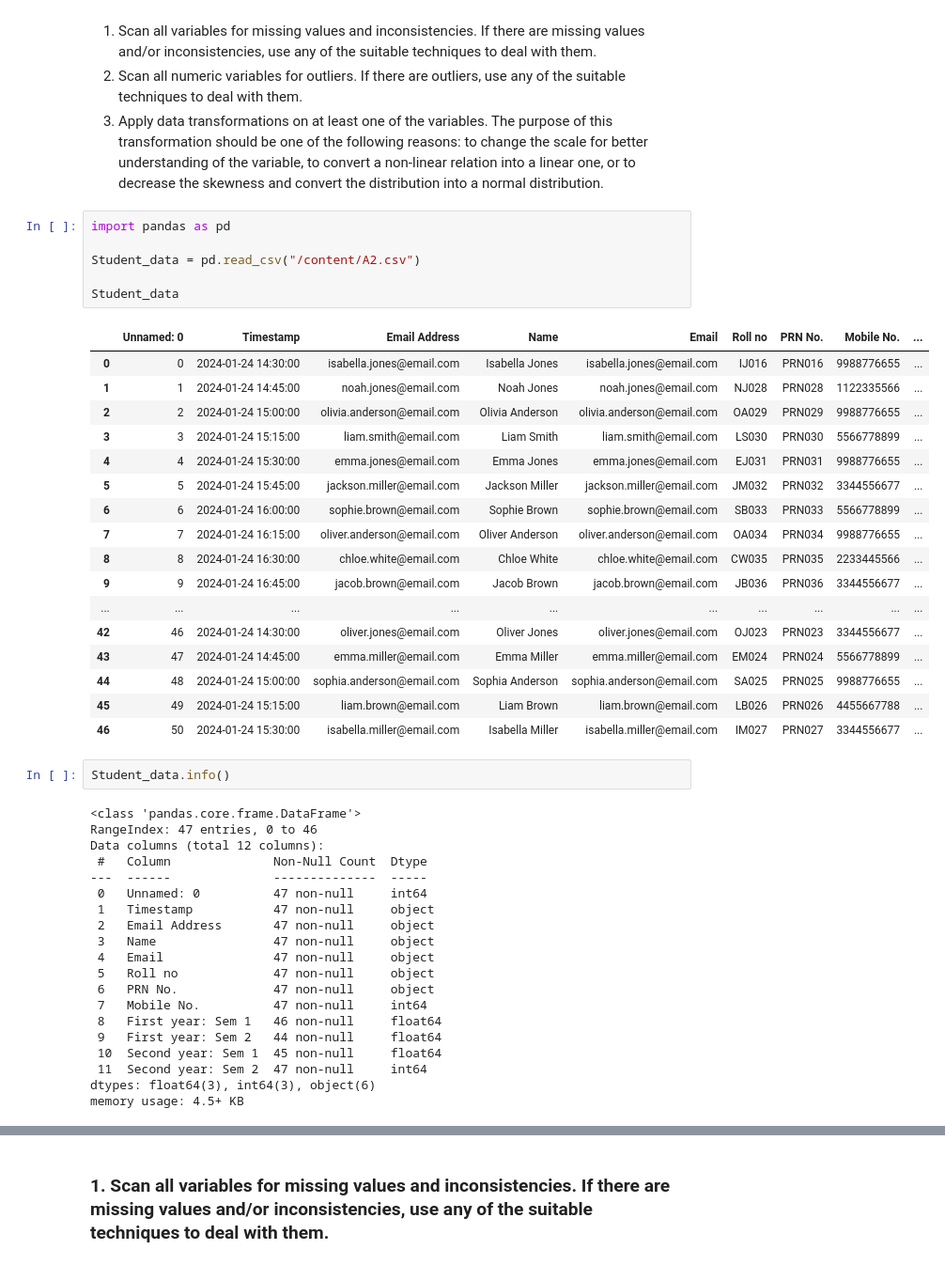
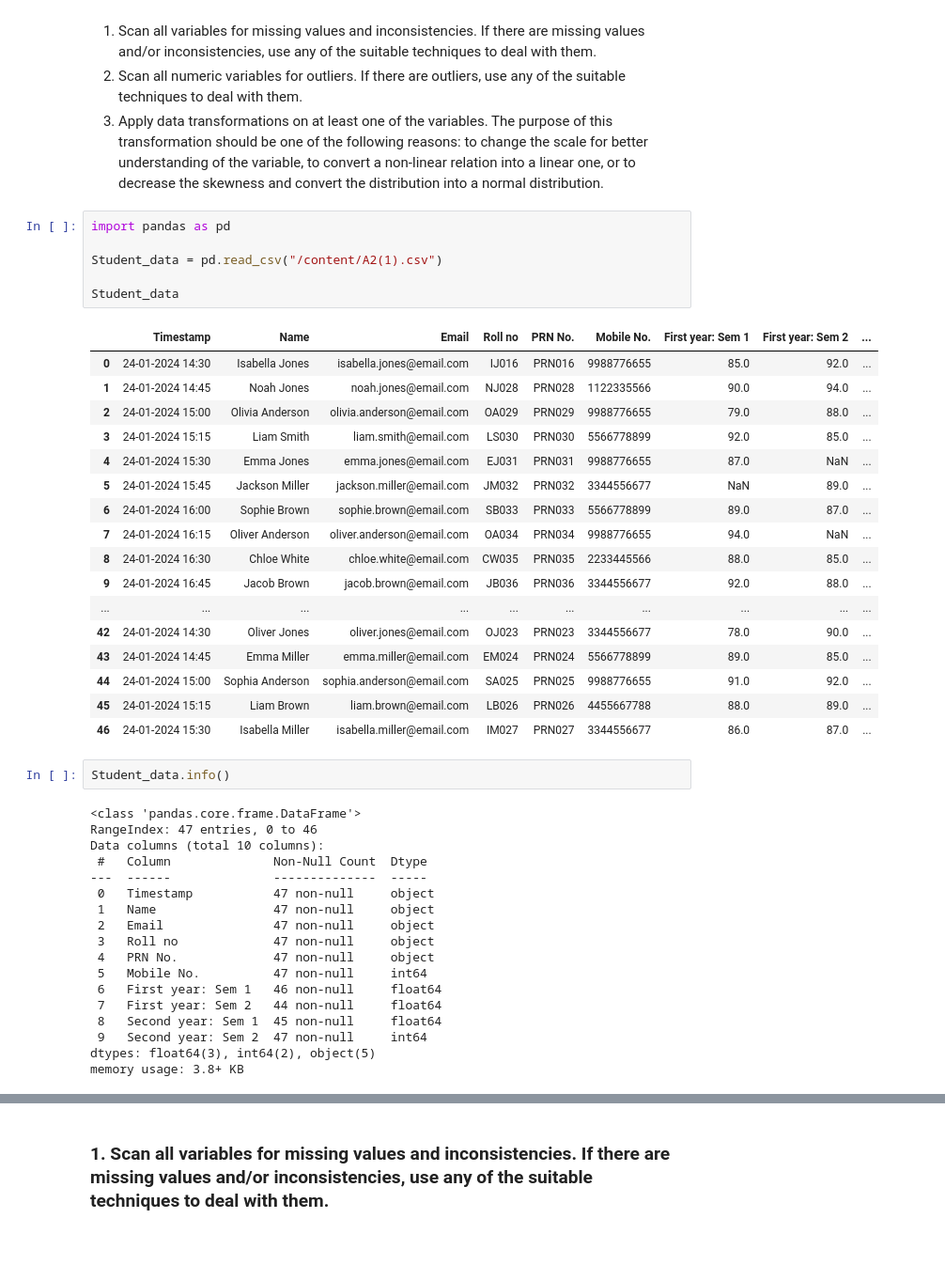
Before and after one commit to MrNoBody86/Data-Science-and-Big-Data-Analytics-Laboratory, a Jupyter notebook: A2.ipynb, the cells around one changed output, grey strips where cells are left out. Shown: that part at 94% size. Cells and saved outputs as stored; diff of their text form.

```diff
--- a/A2.ipynb
+++ b/A2.ipynb
@@ -15,46 +15,44 @@ decrease the skewness and convert the distribution into a normal distribution.
 # %%
 import pandas as pd
 
-Student_data = pd.read_csv("/content/A2.csv")
+Student_data = pd.read_csv("/content/A2(1).csv")
 
 Student_data
 # %% [output]
-|  | Unnamed: 0 | Timestamp | Email Address | Name | Email | Roll no | PRN No. | Mobile No. | ... |
-| 0 | 0 | 2024-01-24 14:30:00 | isabella.jones@email.com | Isabella Jones | isabella.jones@email.com | IJ016 | PRN016 | 9988776655 | ... |
-| 1 | 1 | 2024-01-24 14:45:00 | noah.jones@email.com | Noah Jones | noah.jones@email.com | NJ028 | PRN028 | 1122335566 | ... |
-| 2 | 2 | 2024-01-24 15:00:00 | olivia.anderson@email.com | Olivia Anderson | olivia.anderson@email.com | OA029 | PRN029 | 9988776655 | ... |
-| 3 | 3 | 2024-01-24 15:15:00 | liam.smith@email.com | Liam Smith | liam.smith@email.com | LS030 | PRN030 | 5566778899 | ... |
-| 4 | 4 | 2024-01-24 15:30:00 | emma.jones@email.com | Emma Jones | emma.jones@email.com | EJ031 | PRN031 | 9988776655 | ... |
-| 5 | 5 | 2024-01-24 15:45:00 | jackson.miller@email.com | Jackson Miller | jackson.miller@email.com | JM032 | PRN032 | 3344556677 | ... |
-| 6 | 6 | 2024-01-24 16:00:00 | sophie.brown@email.com | Sophie Brown | sophie.brown@email.com | SB033 | PRN033 | 5566778899 | ... |
-| 7 | 7 | 2024-01-24 16:15:00 | oliver.anderson@email.com | Oliver Anderson | oliver.anderson@email.com | OA034 | PRN034 | 9988776655 | ... |
-| 8 | 8 | 2024-01-24 16:30:00 | chloe.white@email.com | Chloe White | chloe.white@email.com | CW035 | PRN035 | 2233445566 | ... |
-| 9 | 9 | 2024-01-24 16:45:00 | jacob.brown@email.com | Jacob Brown | jacob.brown@email.com | JB036 | PRN036 | 3344556677 | ... |
+|  | Timestamp | Name | Email | Roll no | PRN No. | Mobile No. | First year: Sem 1 | First year: Sem 2 | ... |
+| 0 | 24-01-2024 14:30 | Isabella Jones | isabella.jones@email.com | IJ016 | PRN016 | 9988776655 | 85.0 | 92.0 | ... |
+| 1 | 24-01-2024 14:45 | Noah Jones | noah.jones@email.com | NJ028 | PRN028 | 1122335566 | 90.0 | 94.0 | ... |
+| 2 | 24-01-2024 15:00 | Olivia Anderson | olivia.anderson@email.com | OA029 | PRN029 | 9988776655 | 79.0 | 88.0 | ... |
+| 3 | 24-01-2024 15:15 | Liam Smith | liam.smith@email.com | LS030 | PRN030 | 5566778899 | 92.0 | 85.0 | ... |
+| 4 | 24-01-2024 15:30 | Emma Jones | emma.jones@email.com | EJ031 | PRN031 | 9988776655 | 87.0 | NaN | ... |
+| 5 | 24-01-2024 15:45 | Jackson Miller | jackson.miller@email.com | JM032 | PRN032 | 3344556677 | NaN | 89.0 | ... |
+| 6 | 24-01-2024 16:00 | Sophie Brown | sophie.brown@email.com | SB033 | PRN033 | 5566778899 | 89.0 | 87.0 | ... |
+| 7 | 24-01-2024 16:15 | Oliver Anderson | oliver.anderson@email.com | OA034 | PRN034 | 9988776655 | 94.0 | NaN | ... |
+| 8 | 24-01-2024 16:30 | Chloe White | chloe.white@email.com | CW035 | PRN035 | 2233445566 | 88.0 | 85.0 | ... |
+| 9 | 24-01-2024 16:45 | Jacob Brown | jacob.brown@email.com | JB036 | PRN036 | 3344556677 | 92.0 | 88.0 | ... |
 | ... | ... | ... | ... | ... | ... | ... | ... | ... | ... |
-| 42 | 46 | 2024-01-24 14:30:00 | oliver.jones@email.com | Oliver Jones | oliver.jones@email.com | OJ023 | PRN023 | 3344556677 | ... |
-| 43 | 47 | 2024-01-24 14:45:00 | emma.miller@email.com | Emma Miller | emma.miller@email.com | EM024 | PRN024 | 5566778899 | ... |
-| 44 | 48 | 2024-01-24 15:00:00 | sophia.anderson@email.com | Sophia Anderson | sophia.anderson@email.com | SA025 | PRN025 | 9988776655 | ... |
-| 45 | 49 | 2024-01-24 15:15:00 | liam.brown@email.com | Liam Brown | liam.brown@email.com | LB026 | PRN026 | 4455667788 | ... |
-| 46 | 50 | 2024-01-24 15:30:00 | isabella.miller@email.com | Isabella Miller | isabella.miller@email.com | IM027 | PRN027 | 3344556677 | ... |
+| 42 | 24-01-2024 14:30 | Oliver Jones | oliver.jones@email.com | OJ023 | PRN023 | 3344556677 | 78.0 | 90.0 | ... |
+| 43 | 24-01-2024 14:45 | Emma Miller | emma.miller@email.com | EM024 | PRN024 | 5566778899 | 89.0 | 85.0 | ... |
+| 44 | 24-01-2024 15:00 | Sophia Anderson | sophia.anderson@email.com | SA025 | PRN025 | 9988776655 | 91.0 | 92.0 | ... |
+| 45 | 24-01-2024 15:15 | Liam Brown | liam.brown@email.com | LB026 | PRN026 | 4455667788 | 88.0 | 89.0 | ... |
+| 46 | 24-01-2024 15:30 | Isabella Miller | isabella.miller@email.com | IM027 | PRN027 | 3344556677 | 86.0 | 87.0 | ... |
 # %%
 Student_data.info()
 # %% [output]
 <class 'pandas.core.frame.DataFrame'>
 RangeIndex: 47 entries, 0 to 46
-Data columns (total 12 columns):
+Data columns (total 10 columns):
  #   Column              Non-Null Count  Dtype
 ---  ------              --------------  -----
- 0   Unnamed: 0          47 non-null     int64
- 1   Timestamp           47 non-null     object
- 2   Email Address       47 non-null     object
- 3   Name                47 non-null     object
- 4   Email               47 non-null     object
- 5   Roll no             47 non-null     object
- 6   PRN No.             47 non-null     object
- 7   Mobile No.          47 non-null     int64
- 8   First year: Sem 1   46 non-null     float64
- 9   First year: Sem 2   44 non-null     float64
- 10  Second year: Sem 1  45 non-null     float64
- 11  Second year: Sem 2  47 non-null     int64
-dtypes: float64(3), int64(3), object(6)
-memory usage: 4.5+ KB
+ 0   Timestamp           47 non-null     object
+ 1   Name                47 non-null     object
+ 2   Email               47 non-null     object
+ 3   Roll no             47 non-null     object
+ 4   PRN No.             47 non-null     object
+ 5   Mobile No.          47 non-null     int64
+ 6   First year: Sem 1   46 non-null     float64
+ 7   First year: Sem 2   44 non-null     float64
+ 8   Second year: Sem 1  45 non-null     float64
+ 9   Second year: Sem 2  47 non-null     int64
+dtypes: float64(3), int64(2), object(5)
+memory usage: 3.8+ KB
```
Also changed, not shown: parts of 16 cells of this notebook.
